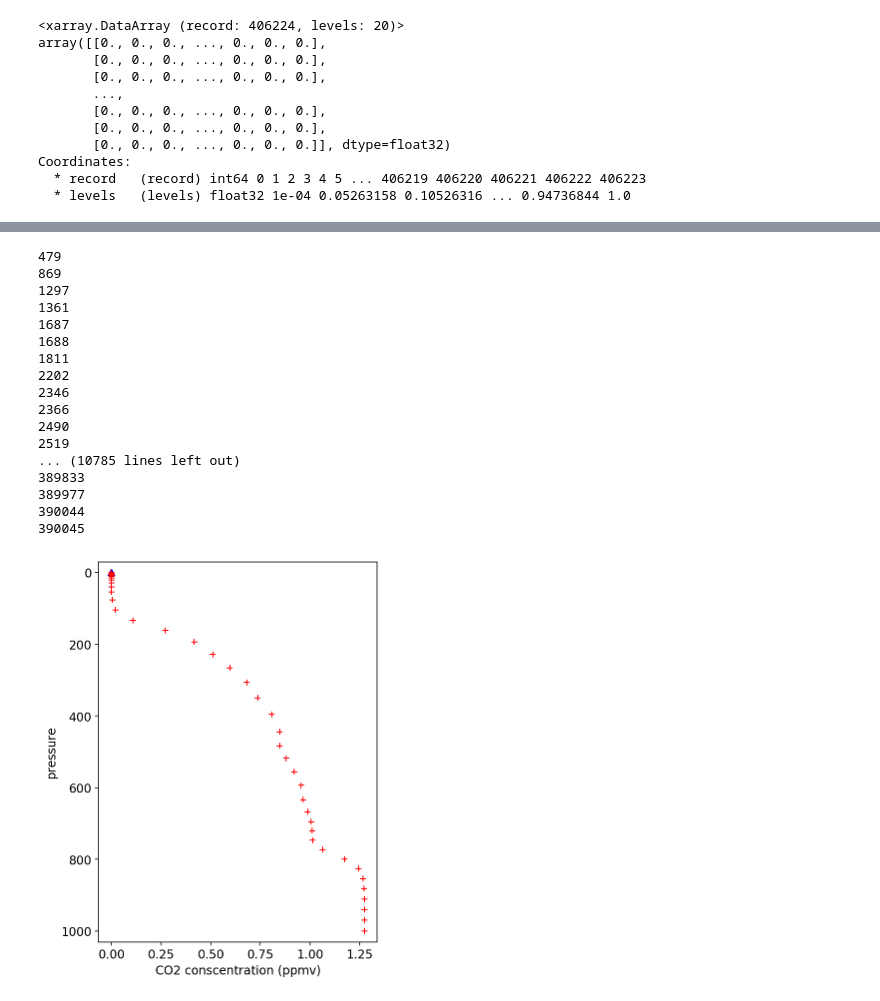
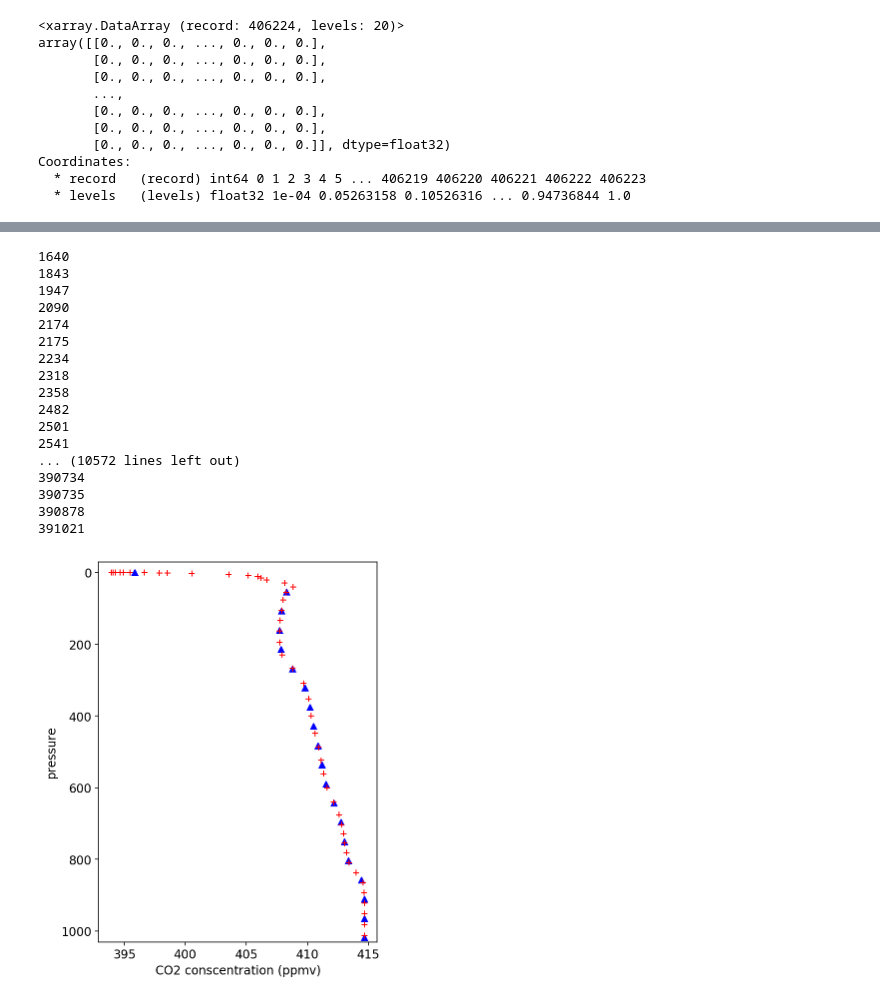
Before and after one commit to MehliyarSadiq/geoschem_simulations, a Jupyter notebook: inversion/satellite/oco-2/model_process.3.interpolate_2_satellite.ipynb, the cells around one changed output, grey strips where cells are left out. Saved outputs shown, nothing was run; the diff lists cells and outputs as text; code cells hidden in the pictures.

```diff
--- a/inversion/satellite/oco-2/model_process.3.interpolate_2_satellite.ipynb
+++ b/inversion/satellite/oco-2/model_process.3.interpolate_2_satellite.ipynb
@@ -17,8 +17,8 @@ import matplotlib.pyplot as plt
 import re
 # %%
 # month of the simulation
-month  = 1     # 1,2,3
-case_name = 'CO2-2018-01'
+month  = 3     # 1,2,3
+case_name = 'CO2-2018'
 # %%
 if(month >= 10):
     model_file = '2d_ts_satellite.2018' + str(month) + '.nc'
@@ -208,23 +186,23 @@ for irecord in record:
                                                       fp = np.flip(x_co2))
         print(irecord)
 # %% [output]
-479
-869
-1297
-1361
-1687
-1688
-1811
-2202
-2346
-2366
-2490
-2519
-... (10785 lines left out)
-389833
-389977
-390044
-390045
+1640
+1843
+1947
+2090
+2174
+2175
+2234
+2318
+2358
+2482
+2501
+2541
+... (10572 lines left out)
+390734
+390735
+390878
+391021
 # %%
 # variables need not to be interpolated
 noneed_interp = ['lat', 'lon', 'date']
@@ -232,26 +210,26 @@ for ivar in noneed_interp:
     interpolated[ivar] = ds_model[ivar].copy()
 # %%
 # after interpolation
-irecord = 286636
-varname = 'SpeciesConc_CO2Tag11'
+irecord = 336231
+varname = 'SpeciesConc_CO2'
 x_co2_after    = interpolated[varname][irecord,:]
 y_press_after  = interpolated['pressure'][irecord,:]
 
 x_co2_before   = ds_model[varname][irecord,:]
 y_press_before = profile_press_mod[irecord]
 
 fig, ax = plt.subplots(figsize=[5,7])
 
 ax.plot(x_co2_after*1e-3, y_press_after, 'b^')
 ax.plot(x_co2_before*1e-3, y_press_before, 'r+')
 ax.set_ylim(1030,-30)
 #ax.set_xlim(390,413)
 ax.set_xlabel('CO2 conscentration (ppmv)')
 ax.set_ylabel('pressure')
 
 plt.show()
 # %% [output]
-[figure, old version]
+[figure, new version]
 # %%
 interpolated.attrs['comment'] = 'interpolated from 47 level model outputs'
 interpolated.to_netcdf(output_file)
```
Also changed, not shown: parts of 7 cells of this notebook, 11 other files.
